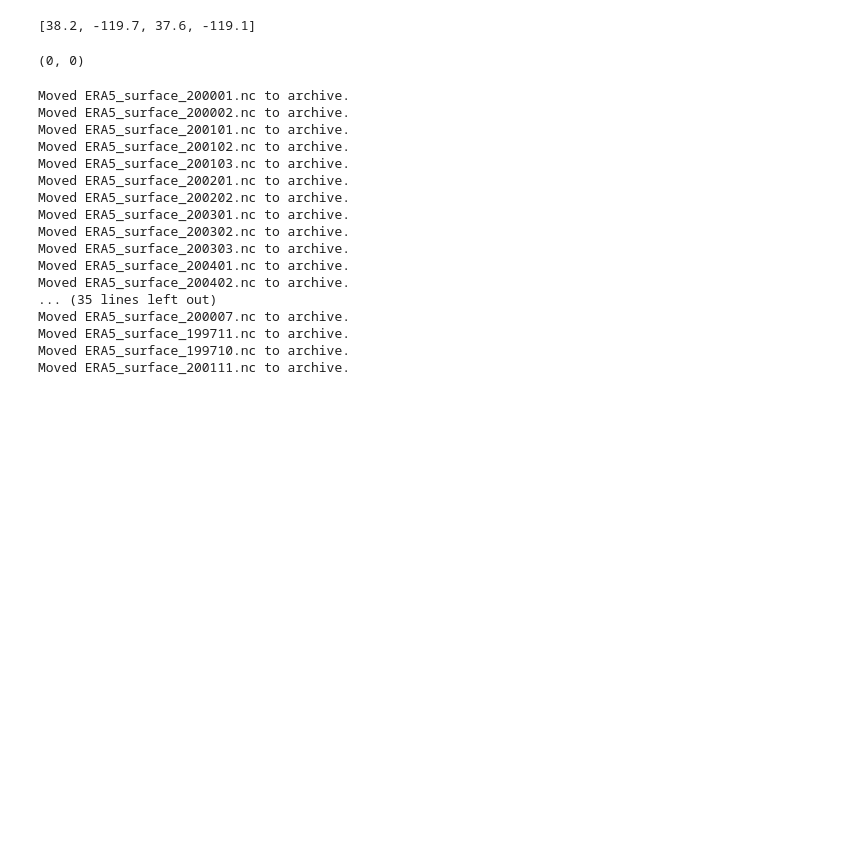
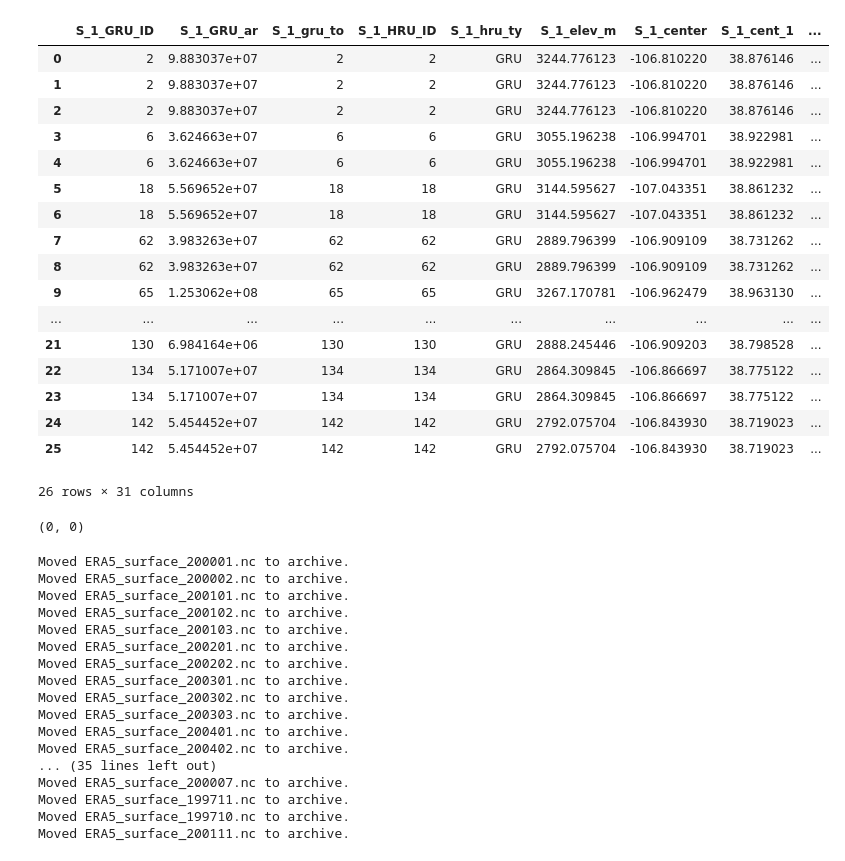
Before and after one commit to dlhogan97/CONFLUENCE-uwmtnhydro, a Jupyter notebook: ess-project/notebooks/sandbox/test_forcing.ipynb, the cells around one changed output. Drawn from its saved outputs; the diff is of its cells as text; code cells hidden in the pictures; blank space fills up the shorter version.

Commit message:
making some changes to try and fix mizuRoute

```diff
--- a/ess-project/notebooks/sandbox/test_forcing.ipynb
+++ b/ess-project/notebooks/sandbox/test_forcing.ipynb
@@ -9,15 +9,30 @@ import geopandas as gpd
 import pandas as pd
 import rasterio
 # %%
-ds = xr.open_dataset("/scratch/dlhogan/ess-project-data/domain_East_River_distributed/settings/mizuRoute/topology.nc")
+# ds = xr.open_dataset("/scratch/dlhogan/ess-project-data/domain_East_River_distributed/settings/mizuRoute/topology.nc")
+gdf = pd.read_csv("/scratch/dlhogan/ess-project-data/domain_East_River_distributed/shapefiles/catchment_intersection/with_forcing/East_River_distributed_ERA5_intersected_shapefile.csv")
+gdf2 = gpd.read_file("/scratch/dlhogan/ess-project-data/domain_East_River_distributed/shapefiles/river_network/East_River_distributed_riverNetwork_delineate.shp")
 # %%
-my_string = "BOUNDING_BOX_COORDS: 38.2/-119.7/37.6/-119.1"
-bounding_box = my_string.split(': ')[1]
-bounding_box = bounding_box.split('/') # split string
-bounding_box = [float(value) for value in bounding_box] # string to array
-bounding_box
+gdf
 # %% [output]
+|  | S_1_GRU_ID | S_1_GRU_ar | S_1_gru_to | S_1_HRU_ID | S_1_hru_ty | S_1_elev_m | S_1_center | S_1_cent_1 | ... |
+| 0 | 2 | 9.883037e+07 | 2 | 2 | GRU | 3244.776123 | -106.810220 | 38.876146 | ... |
+| 1 | 2 | 9.883037e+07 | 2 | 2 | GRU | 3244.776123 | -106.810220 | 38.876146 | ... |
+| 2 | 2 | 9.883037e+07 | 2 | 2 | GRU | 3244.776123 | -106.810220 | 38.876146 | ... |
+| 3 | 6 | 3.624663e+07 | 6 | 6 | GRU | 3055.196238 | -106.994701 | 38.922981 | ... |
+| 4 | 6 | 3.624663e+07 | 6 | 6 | GRU | 3055.196238 | -106.994701 | 38.922981 | ... |
+| 5 | 18 | 5.569652e+07 | 18 | 18 | GRU | 3144.595627 | -107.043351 | 38.861232 | ... |
+| 6 | 18 | 5.569652e+07 | 18 | 18 | GRU | 3144.595627 | -107.043351 | 38.861232 | ... |
+| 7 | 62 | 3.983263e+07 | 62 | 62 | GRU | 2889.796399 | -106.909109 | 38.731262 | ... |
+| 8 | 62 | 3.983263e+07 | 62 | 62 | GRU | 2889.796399 | -106.909109 | 38.731262 | ... |
+| 9 | 65 | 1.253062e+08 | 65 | 65 | GRU | 3267.170781 | -106.962479 | 38.963130 | ... |
+| ... | ... | ... | ... | ... | ... | ... | ... | ... | ... |
+| 21 | 130 | 6.984164e+06 | 130 | 130 | GRU | 2888.245446 | -106.909203 | 38.798528 | ... |
+| 22 | 134 | 5.171007e+07 | 134 | 134 | GRU | 2864.309845 | -106.866697 | 38.775122 | ... |
+| 23 | 134 | 5.171007e+07 | 134 | 134 | GRU | 2864.309845 | -106.866697 | 38.775122 | ... |
+| 24 | 142 | 5.454452e+07 | 142 | 142 | GRU | 2792.075704 | -106.843930 | 38.719023 | ... |
+| 25 | 142 | 5.454452e+07 | 142 | 142 | GRU | 2792.075704 | -106.843930 | 38.719023 | ... |
-[38.2, -119.7, 37.6, -119.1]
+26 rows × 31 columns
 # %%
 # set file path to storage
 storage_path = Path("/scratch/dlhogan/ess-project-data/domain_butte_snotel/forcing/SUMMA_input")
```
Also changed, not shown: 1 other file.
